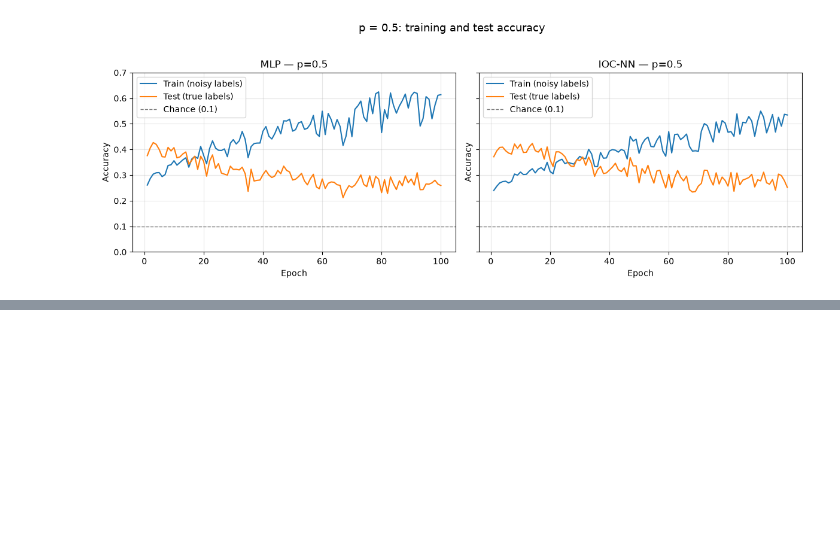
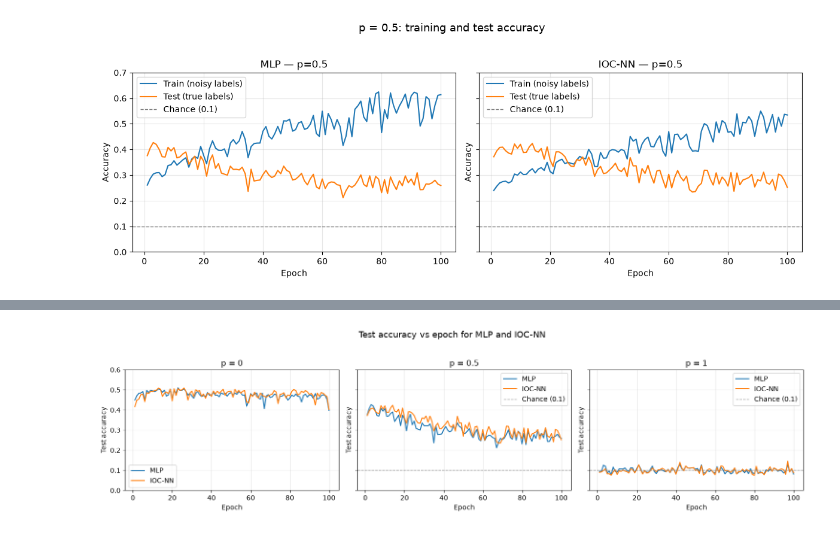
Before and after one commit to suryamanoj4/SMAI-A4, a Jupyter notebook: mlp.ipynb, the cells around one changed output, grey strips where cells are left out. Cells and saved outputs as stored; diff of their text form; code cells hidden in the pictures; blank space fills up the shorter version.

```diff
--- a/mlp.ipynb
+++ b/mlp.ipynb
@@ -2127,0 +2190,31 @@ plot_curve(
+# %%
+fig, axes = plt.subplots(1, 3, figsize=(15, 4), sharey=True)
+for ax, p in zip(axes, [0.0, 0.5, 1.0]):
+    for model_name, model_label in [("mlp", "MLP"), ("ioc", "IOC-NN")]:
+        history = results_14[(model_name, p)]
+        ax.plot(
+            history["epoch"],
+            history["test_acc"],
+            label=model_label,
+            linewidth=1.5,
+        )
+    if p > 0:
+        ax.axhline(
+            0.1,
+            color="gray",
+            linestyle="--",
+            linewidth=1.0,
+            label="Chance (0.1)",
+        )
+    ax.set_title(f"p = {p:g}")
+    ax.set_xlabel("Epoch")
+    ax.set_ylabel("Test accuracy")
+    ax.set_ylim(0.0, 0.6)
+    ax.grid(alpha=0.3)
+    ax.legend()
+
+fig.suptitle("Test accuracy vs epoch for MLP and IOC-NN", fontsize=13)
+fig.tight_layout(rect=[0, 0, 1, 0.95])
+plt.show()
+# %% [output]
+[figure, added]
```
Also changed, not shown: parts of 4 cells of this notebook.
